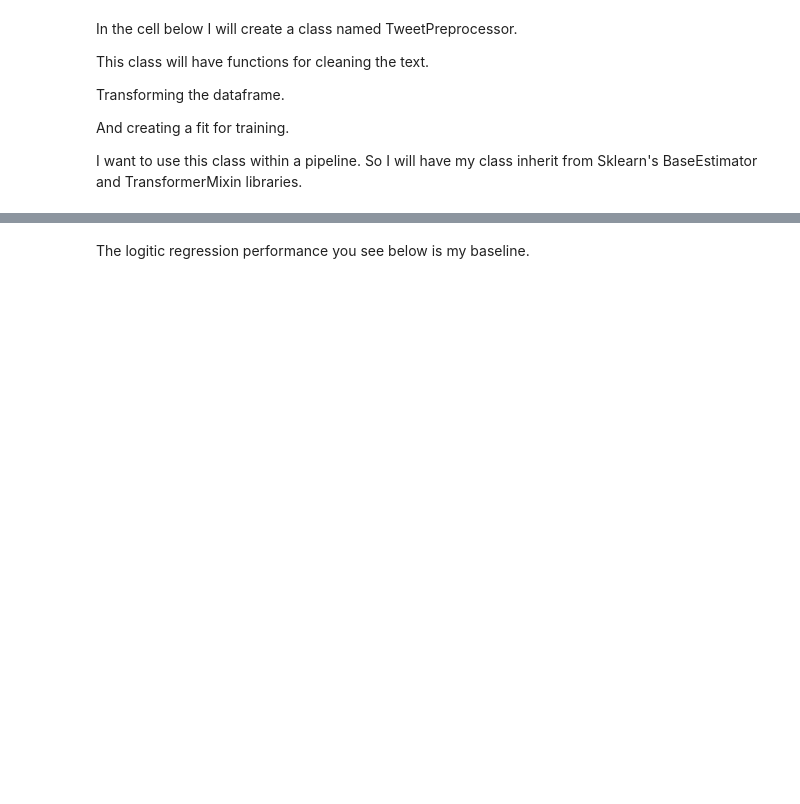
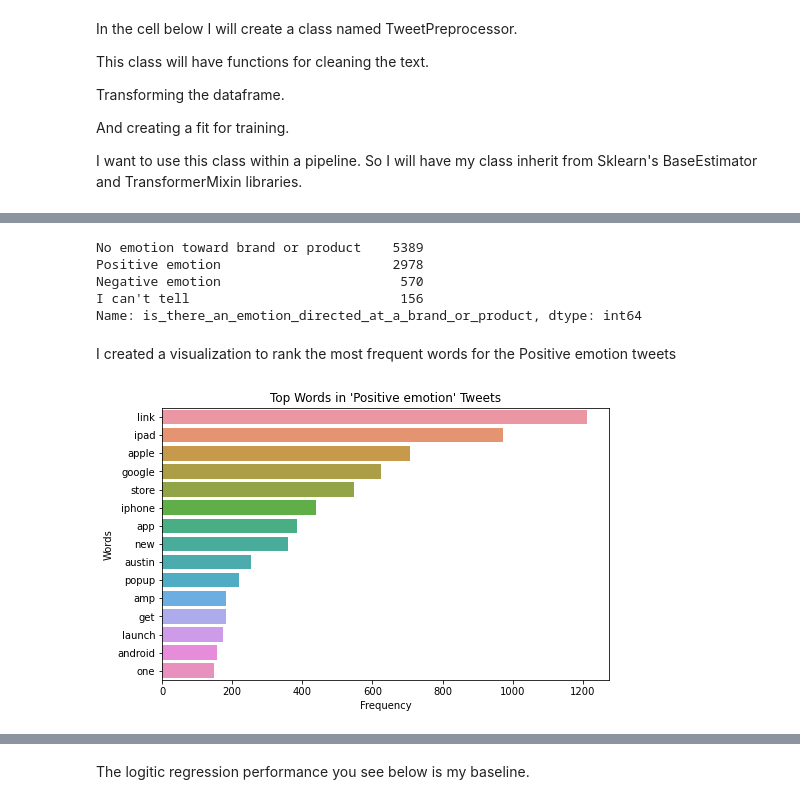
Before and after one commit to FrancisNdirangu/NLPGroupProject, a Jupyter notebook: notebook.ipynb, the cells around one changed output, grey strips where cells are left out. Saved outputs shown, nothing was run; the diff lists cells and outputs as text; code cells hidden in the pictures; blank space fills up the shorter version.

```diff
--- a/notebook.ipynb
+++ b/notebook.ipynb
@@ -288,0 +367,26 @@ class TweetPreprocessor(BaseEstimator, TransformerMixin):
+# %%
+df['is_there_an_emotion_directed_at_a_brand_or_product'].value_counts()
+# %% [output]
+No emotion toward brand or product    5389
+Positive emotion                      2978
+Negative emotion                       570
+I can't tell                           156
+Name: is_there_an_emotion_directed_at_a_brand_or_product, dtype: int64
+# %% [markdown]
+I created a visualization to rank the most frequent words for the Positive emotion tweets
+# %%
+emotion_words = df_viz.groupby('is_there_an_emotion_directed_at_a_brand_or_product')['clean_tokens'].apply(lambda x: [word for tokens in x for word in tokens])
+
+# Example: Top words for 'joy'
+class_words = Counter(emotion_words['Positive emotion']).most_common(15)
+
+# Plot
+words, freqs = zip(*class_words)
+plt.figure(figsize=(8,5))
+sns.barplot(x=list(freqs), y=list(words))
+plt.title("Top Words in 'Positive emotion' Tweets")
+plt.xlabel("Frequency")
+plt.ylabel("Words")
+plt.show()
+# %% [output]
+[figure, added]
```
Also changed, not shown: parts of 19 cells of this notebook, 1 other file.
